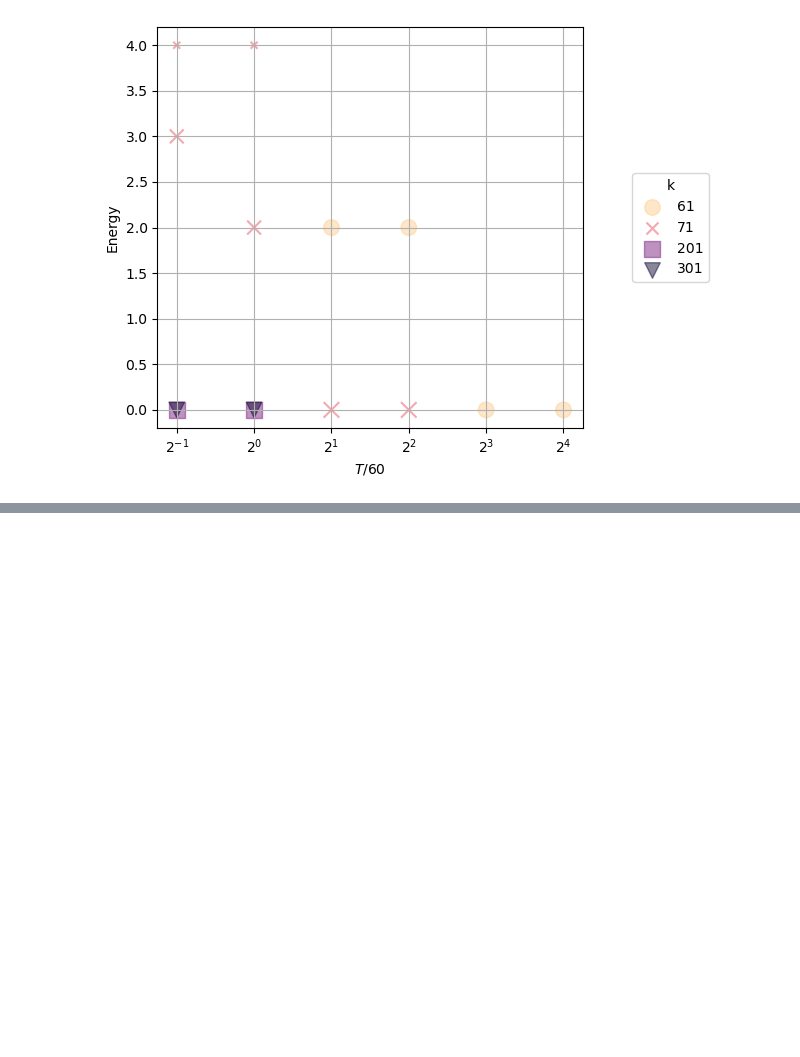
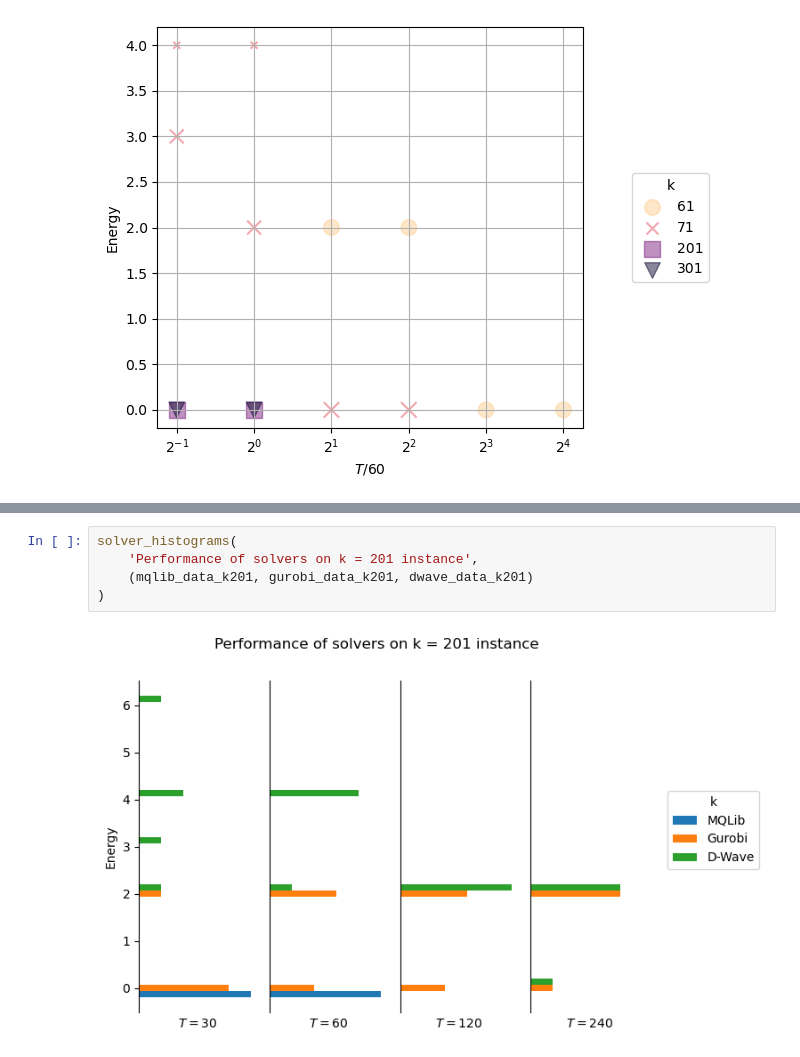
Before and after one commit to JoshCudby/quantum_pangenomics, a Jupyter notebook: oriented_tangle/notebooks/oriented_tangle_plotting.ipynb, the cells around one changed output, grey strips where cells are left out. Saved outputs shown, nothing was run; the diff lists cells and outputs as text; blank space fills up the shorter version.

```diff
--- a/oriented_tangle/notebooks/oriented_tangle_plotting.ipynb
+++ b/oriented_tangle/notebooks/oriented_tangle_plotting.ipynb
@@ -155,0 +181,7 @@ compare_problem_sizes(
+# %%
+solver_histograms(
+    'Performance of solvers on k = 201 instance',
+    (mqlib_data_k201, gurobi_data_k201, dwave_data_k201)
+)
+# %% [output]
+[figure, added]
```
Also changed, not shown: parts of 6 cells of this notebook, 4 other files.
